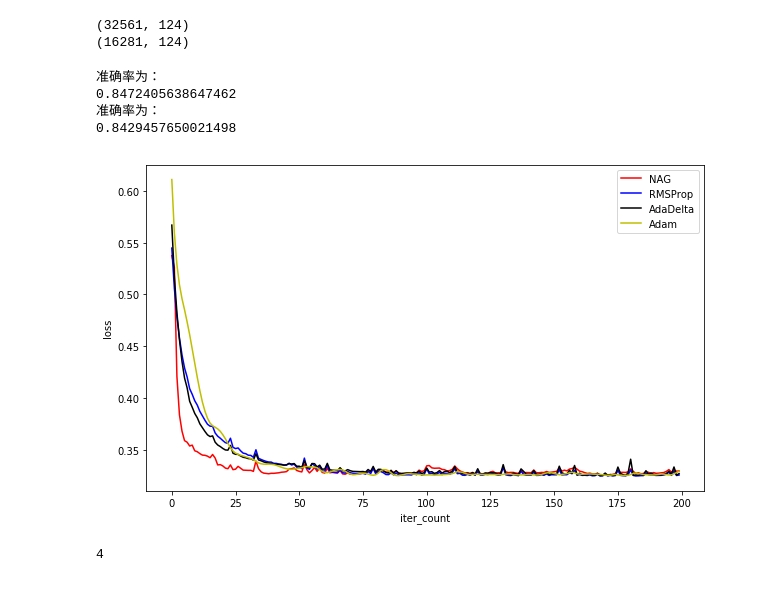
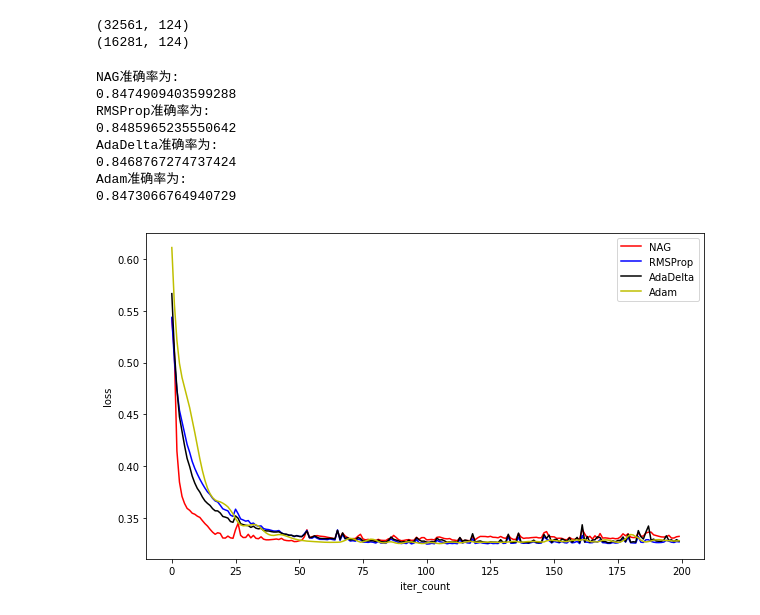
Before and after one commit to sanshenghua/ML_lab2, a Jupyter notebook: RegressionExperiment.ipynb, the cells around one changed output. Cells and saved outputs as stored; diff of their text form; code cells hidden in the pictures.

```diff
--- a/RegressionExperiment.ipynb
+++ b/RegressionExperiment.ipynb
@@ -124,63 +124,57 @@ def lg(samples, y, samples_t, y_t, max_iter_count=200):  #梯度下降
             error_rms = np.log(1+np.e**(-y_t[i]*w_x_rms))
             error_adaDelta = np.log(1+np.e**(-y_t[i]*w_x_adaDelta))
             error_adam = np.log(1+np.e**(-y_t[i]*w_x_adam))
 
             loss_t_nag += error_nag
             loss_t_rms += error_rms
             loss_t_adaDelta += error_adaDelta
             loss_t_adam += error_adam
 
         LOSS_T_NAG.append(loss_t_nag/sample_num_t) #NAG
         LOSS_T_RMS.append(loss_t_rms/sample_num_t) #RMAProp
         LOSS_T_ADADELTA.append(loss_t_adaDelta/sample_num_t)#AdaDelta
         LOSS_T_ADAM.append(loss_t_adam/sample_num_t)#Adam
         iter_count+=1;
     return w_nag,w_rms,w_adaDelta,w_adam,LOSS_T_NAG,LOSS_T_RMS,LOSS_T_ADADELTA,LOSS_T_ADAM
+def accuracyRate(w):
+    count = 0
+    for i in range(X_test.shape[0]):
+        w_x = np.dot(w, X_test[i])
+        hx = 1/(1+np.e**(-w_x))
+        if hx>=0.5 and y_test[i]==1:
+            count+=1
+        if hx<0.5 and y_test[i]==-1:
+            count+=1
+    return count/X_test.shape[0]
 
 import matplotlib.pyplot as plt
 if __name__ == '__main__':
     w_nag,w_rms,w_adaDelta,w_adam,LOSS_T_NAG,LOSS_T_RMS,LOSS_T_ADADELTA,LOSS_T_ADAM = lg(X_train, y_train, X_test, y_test)
-    count = 0
-    for i in range(X_train.shape[0]):
-        w_x_adam = np.dot(w_adam, X_train[i])
-        hx = 1/(1+np.e**(-w_x_adam))
-        if hx>=0.5 and y_train[i]==1:
-            count+=1
-        if hx<0.5 and y_train[i]==-1:
-            count+=1
-    print("准确率为：")
-    print(count/X_train.shape[0])
-
-    count1 = 0
-    for i in range(X_test.shape[0]):
-        w_x_adam = np.dot(w_adam, X_test[i])
-        hx = 1/(1+np.e**(-w_x_adam))
-        if hx>=0.5 and y_test[i]==1:
-            count1+=1
-        if hx<0.5 and y_test[i]==-1:
-            count1+=1
-    print("准确率为：")
-    print(count1/X_test.shape[0])
+    print("NAG准确率为:")
+    print(accuracyRate(w_nag))
+    print("RMSProp准确率为:")
+    print(accuracyRate(w_rms))
+    print("AdaDelta准确率为:")
+    print(accuracyRate(w_adaDelta))
+    print("Adam准确率为:")
+    print(accuracyRate(w_adam))
 
     plt.figure(figsize=(10,6))
     plt.plot( LOSS_T_NAG,  'r', label="NAG")
     plt.plot( LOSS_T_RMS, 'b', label="RMSProp")
     plt.plot(LOSS_T_ADADELTA, 'k', label="AdaDelta")
     plt.plot(LOSS_T_ADAM, 'y', label="Adam")
     plt.xlabel('iter_count')
     plt.ylabel('loss')
     plt.legend()
     plt.show()
 # %% [output]
-准确率为：
-0.8472405638647462
-准确率为：
-0.8429457650021498
+NAG准确率为:
+0.8474909403599288
+RMSProp准确率为:
+0.8485965235550642
+AdaDelta准确率为:
+0.8468767274737424
+Adam准确率为:
+0.8473066764940729
-[figure, old version]
+[figure, new version]
-# %%
-print(1
-      +
-      3
-     )
-# %% [output]
-4
```
Also changed, not shown: 1 other file.
